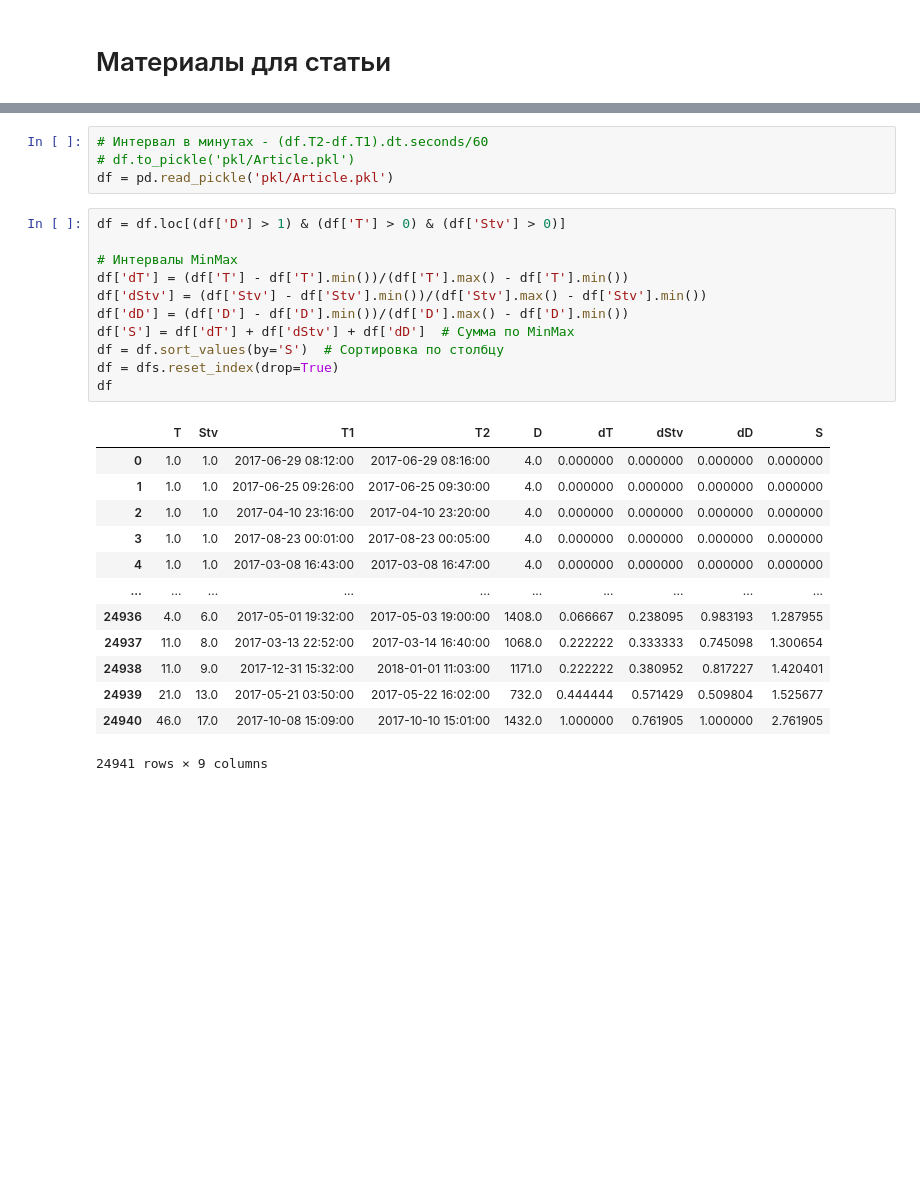
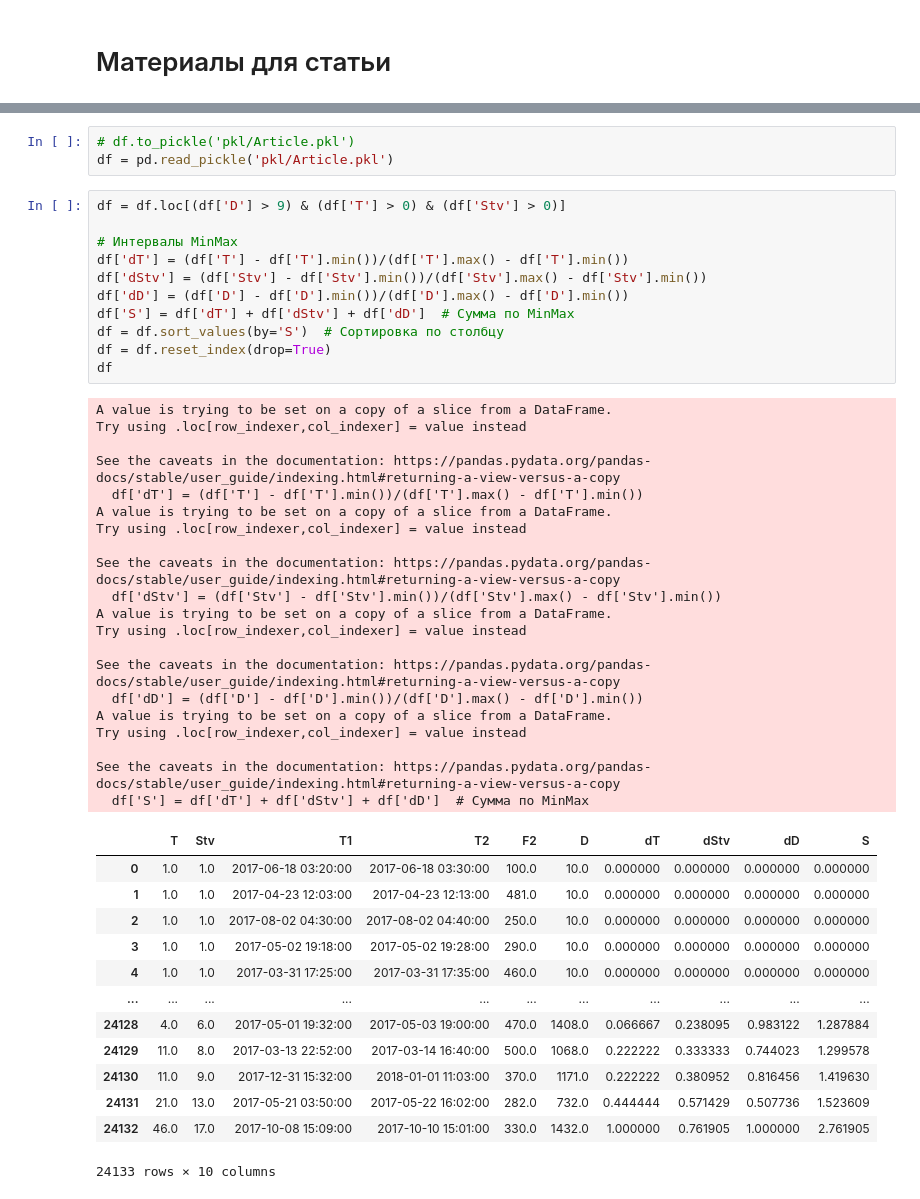
Before and after one commit to VistaSV30/BigFire_Article, a Jupyter notebook: Article.ipynb, the cells around one changed output, grey strips where cells are left out. Cells and saved outputs as stored; diff of their text form; blank space fills up the shorter version.

```diff
--- a/Article.ipynb
+++ b/Article.ipynb
@@ -27,32 +36,51 @@ df
 # %%
-# Интервал в минутах - (df.T2-df.T1).dt.seconds/60
 # df.to_pickle('pkl/Article.pkl')
 df = pd.read_pickle('pkl/Article.pkl')
 # %%
-df = df.loc[(df['D'] > 1) & (df['T'] > 0) & (df['Stv'] > 0)]
+df = df.loc[(df['D'] > 9) & (df['T'] > 0) & (df['Stv'] > 0)]
 
 # Интервалы MinMax
 df['dT'] = (df['T'] - df['T'].min())/(df['T'].max() - df['T'].min())
 df['dStv'] = (df['Stv'] - df['Stv'].min())/(df['Stv'].max() - df['Stv'].min())
 df['dD'] = (df['D'] - df['D'].min())/(df['D'].max() - df['D'].min())
 df['S'] = df['dT'] + df['dStv'] + df['dD']  # Сумма по MinMax
 df = df.sort_values(by='S')  # Сортировка по столбцу
-df = dfs.reset_index(drop=True)
+df = df.reset_index(drop=True)
 df
 # %% [output]
+A value is trying to be set on a copy of a slice from a DataFrame.
+Try using .loc[row_indexer,col_indexer] = value instead
+
+See the caveats in the documentation: https://pandas.pydata.org/pandas-docs/stable/user_guide/indexing.html#returning-a-view-versus-a-copy
+  df['dT'] = (df['T'] - df['T'].min())/(df['T'].max() - df['T'].min())
+A value is trying to be set on a copy of a slice from a DataFrame.
+Try using .loc[row_indexer,col_indexer] = value instead
+
+See the caveats in the documentation: https://pandas.pydata.org/pandas-docs/stable/user_guide/indexing.html#returning-a-view-versus-a-copy
+  df['dStv'] = (df['Stv'] - df['Stv'].min())/(df['Stv'].max() - df['Stv'].min())
+A value is trying to be set on a copy of a slice from a DataFrame.
+Try using .loc[row_indexer,col_indexer] = value instead
+
+See the caveats in the documentation: https://pandas.pydata.org/pandas-docs/stable/user_guide/indexing.html#returning-a-view-versus-a-copy
+  df['dD'] = (df['D'] - df['D'].min())/(df['D'].max() - df['D'].min())
+A value is trying to be set on a copy of a slice from a DataFrame.
+Try using .loc[row_indexer,col_indexer] = value instead
+
+See the caveats in the documentation: https://pandas.pydata.org/pandas-docs/stable/user_guide/indexing.html#returning-a-view-versus-a-copy
+  df['S'] = df['dT'] + df['dStv'] + df['dD']  # Сумма по MinMax
-|  | T | Stv | T1 | T2 | D | dT | dStv | dD | S |
-| 0 | 1.0 | 1.0 | 2017-06-29 08:12:00 | 2017-06-29 08:16:00 | 4.0 | 0.000000 | 0.000000 | 0.000000 | 0.000000 |
-| 1 | 1.0 | 1.0 | 2017-06-25 09:26:00 | 2017-06-25 09:30:00 | 4.0 | 0.000000 | 0.000000 | 0.000000 | 0.000000 |
-| 2 | 1.0 | 1.0 | 2017-04-10 23:16:00 | 2017-04-10 23:20:00 | 4.0 | 0.000000 | 0.000000 | 0.000000 | 0.000000 |
-| 3 | 1.0 | 1.0 | 2017-08-23 00:01:00 | 2017-08-23 00:05:00 | 4.0 | 0.000000 | 0.000000 | 0.000000 | 0.000000 |
-| 4 | 1.0 | 1.0 | 2017-03-08 16:43:00 | 2017-03-08 16:47:00 | 4.0 | 0.000000 | 0.000000 | 0.000000 | 0.000000 |
-| ... | ... | ... | ... | ... | ... | ... | ... | ... | ... |
-| 24936 | 4.0 | 6.0 | 2017-05-01 19:32:00 | 2017-05-03 19:00:00 | 1408.0 | 0.066667 | 0.238095 | 0.983193 | 1.287955 |
-| 24937 | 11.0 | 8.0 | 2017-03-13 22:52:00 | 2017-03-14 16:40:00 | 1068.0 | 0.222222 | 0.333333 | 0.745098 | 1.300654 |
-| 24938 | 11.0 | 9.0 | 2017-12-31 15:32:00 | 2018-01-01 11:03:00 | 1171.0 | 0.222222 | 0.380952 | 0.817227 | 1.420401 |
-| 24939 | 21.0 | 13.0 | 2017-05-21 03:50:00 | 2017-05-22 16:02:00 | 732.0 | 0.444444 | 0.571429 | 0.509804 | 1.525677 |
-| 24940 | 46.0 | 17.0 | 2017-10-08 15:09:00 | 2017-10-10 15:01:00 | 1432.0 | 1.000000 | 0.761905 | 1.000000 | 2.761905 |
+|  | T | Stv | T1 | T2 | F2 | D | dT | dStv | dD | S |
+| 0 | 1.0 | 1.0 | 2017-06-18 03:20:00 | 2017-06-18 03:30:00 | 100.0 | 10.0 | 0.000000 | 0.000000 | 0.000000 | 0.000000 |
+| 1 | 1.0 | 1.0 | 2017-04-23 12:03:00 | 2017-04-23 12:13:00 | 481.0 | 10.0 | 0.000000 | 0.000000 | 0.000000 | 0.000000 |
+| 2 | 1.0 | 1.0 | 2017-08-02 04:30:00 | 2017-08-02 04:40:00 | 250.0 | 10.0 | 0.000000 | 0.000000 | 0.000000 | 0.000000 |
+| 3 | 1.0 | 1.0 | 2017-05-02 19:18:00 | 2017-05-02 19:28:00 | 290.0 | 10.0 | 0.000000 | 0.000000 | 0.000000 | 0.000000 |
+| 4 | 1.0 | 1.0 | 2017-03-31 17:25:00 | 2017-03-31 17:35:00 | 460.0 | 10.0 | 0.000000 | 0.000000 | 0.000000 | 0.000000 |
+| ... | ... | ... | ... | ... | ... | ... | ... | ... | ... | ... |
+| 24128 | 4.0 | 6.0 | 2017-05-01 19:32:00 | 2017-05-03 19:00:00 | 470.0 | 1408.0 | 0.066667 | 0.238095 | 0.983122 | 1.287884 |
+| 24129 | 11.0 | 8.0 | 2017-03-13 22:52:00 | 2017-03-14 16:40:00 | 500.0 | 1068.0 | 0.222222 | 0.333333 | 0.744023 | 1.299578 |
+| 24130 | 11.0 | 9.0 | 2017-12-31 15:32:00 | 2018-01-01 11:03:00 | 370.0 | 1171.0 | 0.222222 | 0.380952 | 0.816456 | 1.419630 |
+| 24131 | 21.0 | 13.0 | 2017-05-21 03:50:00 | 2017-05-22 16:02:00 | 282.0 | 732.0 | 0.444444 | 0.571429 | 0.507736 | 1.523609 |
+| 24132 | 46.0 | 17.0 | 2017-10-08 15:09:00 | 2017-10-10 15:01:00 | 330.0 | 1432.0 | 1.000000 | 0.761905 | 1.000000 | 2.761905 |
-24941 rows × 9 columns
+24133 rows × 10 columns
 # %%
 sns.set_style("whitegrid")  #
 
```
Also changed, not shown: parts of 8 cells of this notebook.
